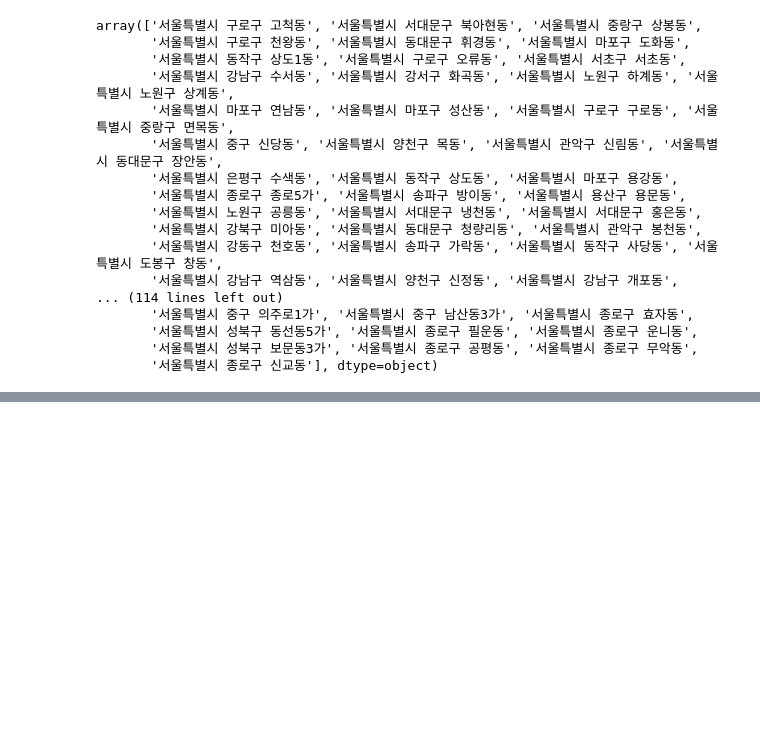
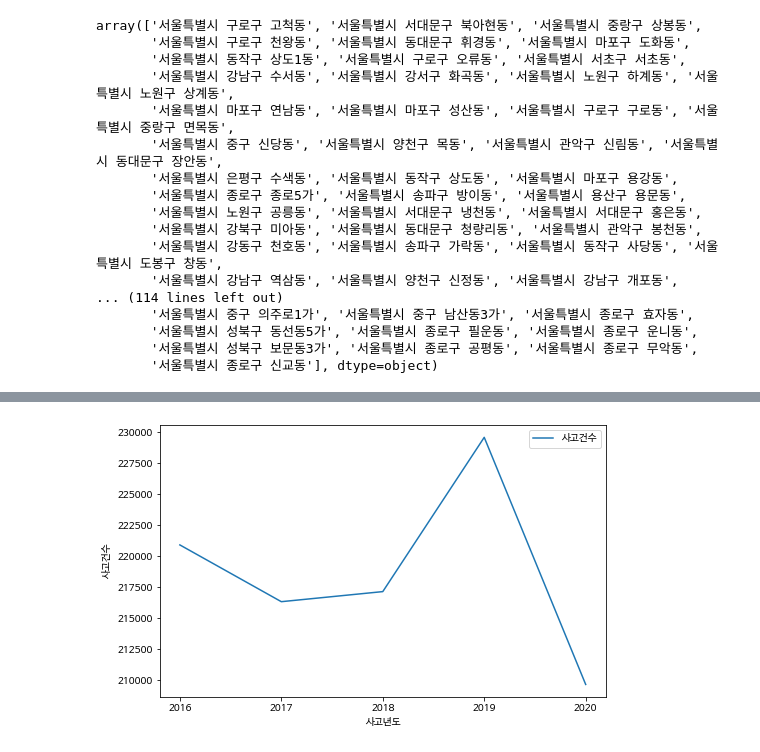
Before and after one commit to johanjun/dacon_molit, a Jupyter notebook: 교통사고EDA.ipynb, the cells around one changed output, grey strips where cells are left out. Cells and saved outputs as stored; diff of their text form; code cells hidden in the pictures; blank space fills up the shorter version.

```diff
--- a/교통사고EDA.ipynb
+++ b/교통사고EDA.ipynb
@@ -344,0 +436,7 @@ array(['서울특별시 구로구 고척동', '서울특별시 서대문구 북
+# %%
+for i in df.columns[2:]:
+  if df[i].dtype == 'object':
+    print(i)
+    df[i] = [x.replace(',', '') for x in df[i]]
+    df[i] = df[i].apply(lambda x : int(x))
+df.info()
@@ -344,0 +464,7 @@ array(['서울특별시 구로구 고척동', '서울특별시 서대문구 북
+# %%
+plt.figure(figsize=(8,5))
+sns.lineplot(data=df[df['시간']=='합계'], x='사고년도', y='사고건수', label='사고건수')
+plt.legend(loc='best')
+plt.show()
+# %% [output]
+[figure, added]
```
Also changed, not shown: parts of 29 cells of this notebook.
